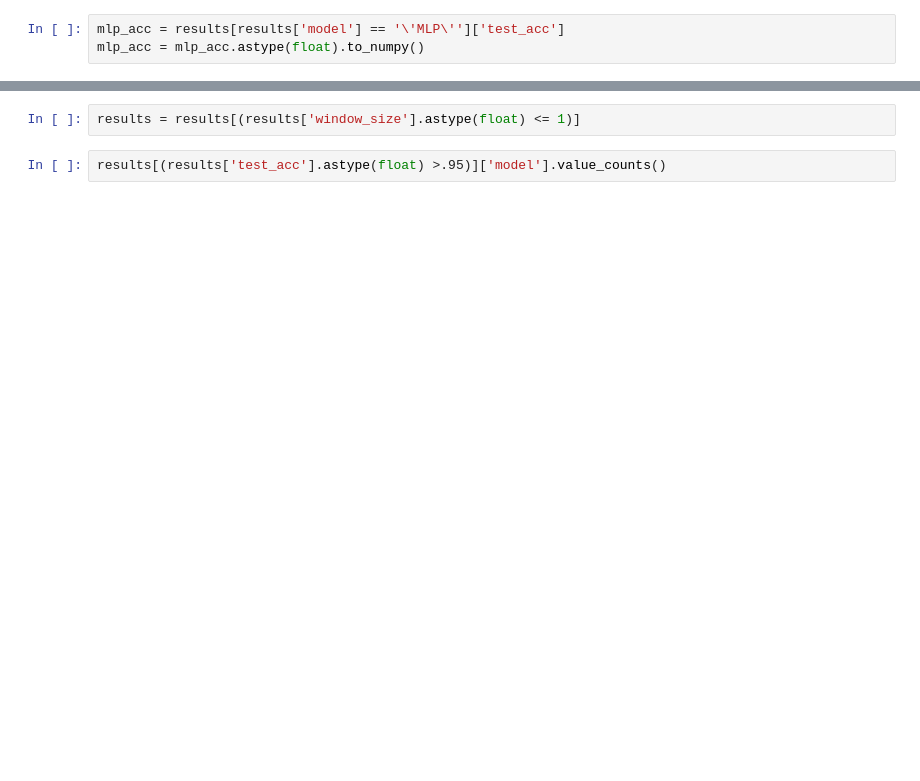
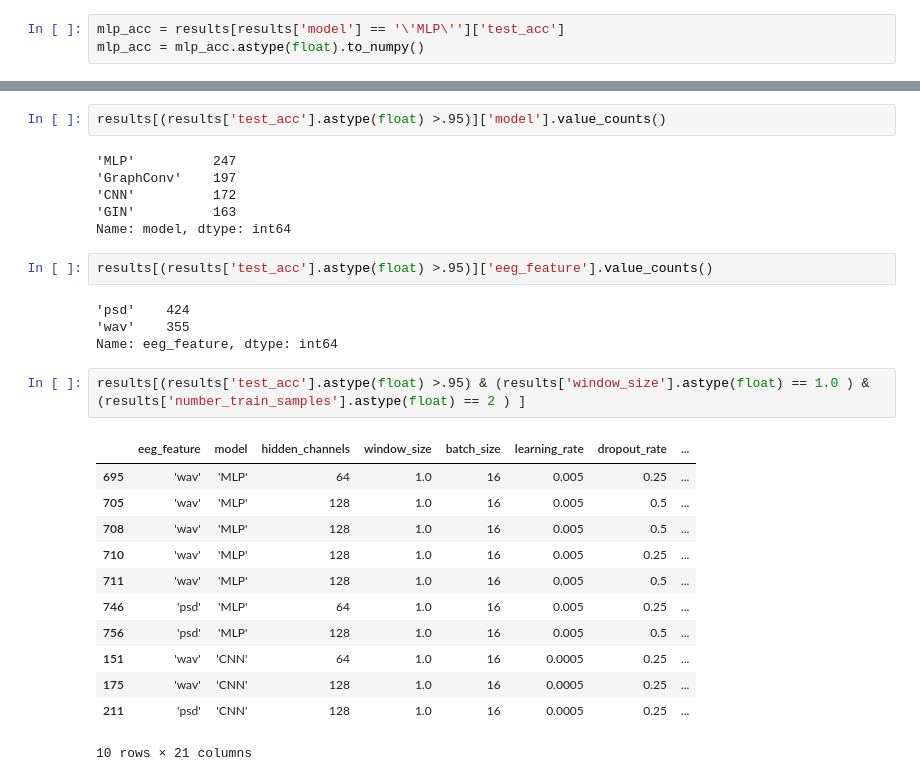
Before and after one commit to yff12345/g, a Jupyter notebook: final_experiment/experiment_results_exploration-2.ipynb, the cells around one changed output, grey strips where cells are left out. Drawn from its saved outputs; the diff is of its cells as text; blank space fills up the shorter version.

```diff
--- a/final_experiment/experiment_results_exploration-2.ipynb
+++ b/final_experiment/experiment_results_exploration-2.ipynb
@@ -58,8 +58,33 @@ for model, ws in [(model,ws) for model in ['MLP','CNN','GraphConv','GIN'] for ws
 [figure]
 [figure]
 ... (5 outputs left out)
-# %%
-results = results[(results['window_size'].astype(float) <= 1)]
 # %%
 results[(results['test_acc'].astype(float) >.95)]['model'].value_counts()
+# %% [output]
+'MLP'          247
+'GraphConv'    197
+'CNN'          172
+'GIN'          163
+Name: model, dtype: int64
+# %%
+results[(results['test_acc'].astype(float) >.95)]['eeg_feature'].value_counts()
+# %% [output]
+'psd'    424
+'wav'    355
+Name: eeg_feature, dtype: int64
+# %%
+results[(results['test_acc'].astype(float) >.95) & (results['window_size'].astype(float) == 1.0 ) & (results['number_train_samples'].astype(float) == 2 ) ]
+# %% [output]
+|  | eeg_feature | model | hidden_channels | window_size | batch_size | learning_rate | dropout_rate | ... |
+| 695 | 'wav' | 'MLP' | 64 | 1.0 | 16 | 0.005 | 0.25 | ... |
+| 705 | 'wav' | 'MLP' | 128 | 1.0 | 16 | 0.005 | 0.5 | ... |
+| 708 | 'wav' | 'MLP' | 128 | 1.0 | 16 | 0.005 | 0.5 | ... |
+| 710 | 'wav' | 'MLP' | 128 | 1.0 | 16 | 0.005 | 0.25 | ... |
+| 711 | 'wav' | 'MLP' | 128 | 1.0 | 16 | 0.005 | 0.5 | ... |
+| 746 | 'psd' | 'MLP' | 64 | 1.0 | 16 | 0.005 | 0.25 | ... |
+| 756 | 'psd' | 'MLP' | 128 | 1.0 | 16 | 0.005 | 0.5 | ... |
+| 151 | 'wav' | 'CNN' | 64 | 1.0 | 16 | 0.0005 | 0.25 | ... |
+| 175 | 'wav' | 'CNN' | 128 | 1.0 | 16 | 0.0005 | 0.25 | ... |
+| 211 | 'psd' | 'CNN' | 128 | 1.0 | 16 | 0.0005 | 0.25 | ... |
+10 rows × 21 columns
 # %%
```
Also changed, not shown: parts of 5 cells of this notebook, 7 other files.
